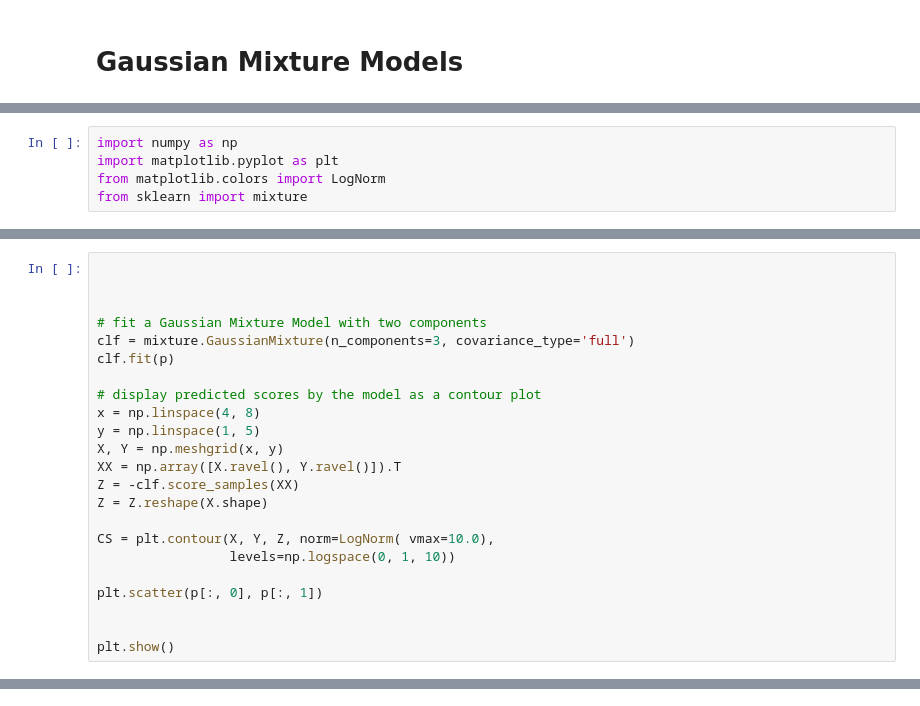
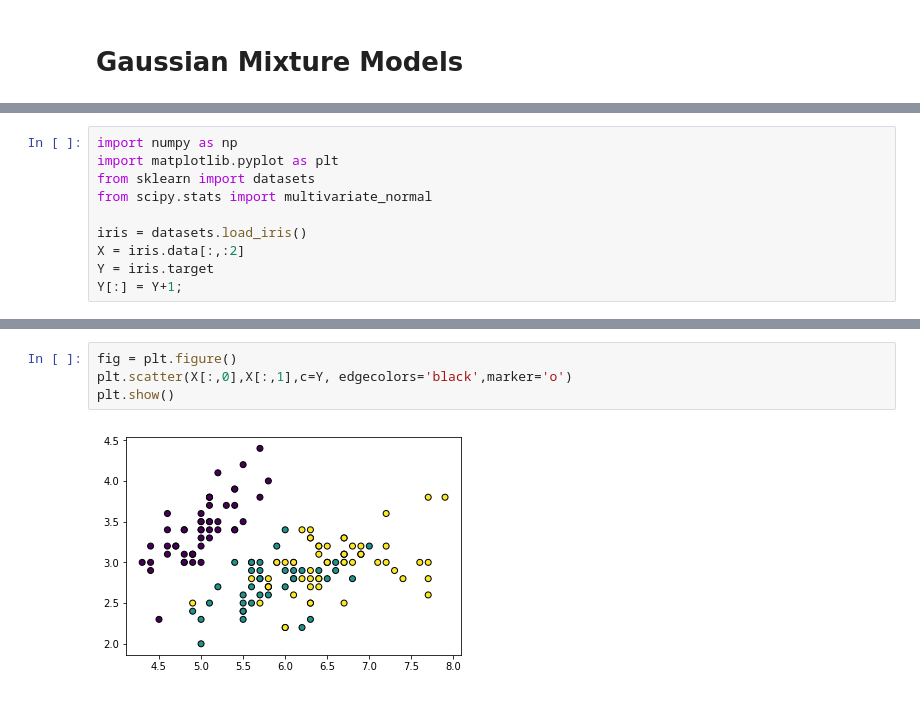
Before and after one commit to MJEmilio/MachineLearning, a Jupyter notebook: GMM.ipynb, the cells around one changed output, grey strips where cells are left out. Saved outputs shown, nothing was run; the diff lists cells and outputs as text.

```diff
--- a/GMM.ipynb
+++ b/GMM.ipynb
@@ -130,5 +17,10 @@ X = iris.data
 # %%
 import numpy as np
 import matplotlib.pyplot as plt
-from matplotlib.colors import LogNorm
-from sklearn import mixture
+from sklearn import datasets
+from scipy.stats import multivariate_normal
+
+iris = datasets.load_iris()
+X = iris.data[:,:2]
+Y = iris.target
+Y[:] = Y+1;
@@ -137,23 +26,0 @@ p = X[:,:2]
-# %%
-
-
-
-# fit a Gaussian Mixture Model with two components
-clf = mixture.GaussianMixture(n_components=3, covariance_type='full')
-clf.fit(p)
-
-# display predicted scores by the model as a contour plot
-x = np.linspace(4, 8)
-y = np.linspace(1, 5)
-X, Y = np.meshgrid(x, y)
-XX = np.array([X.ravel(), Y.ravel()]).T
-Z = -clf.score_samples(XX)
-Z = Z.reshape(X.shape)
-
-CS = plt.contour(X, Y, Z, norm=LogNorm( vmax=10.0),
-                 levels=np.logspace(0, 1, 10))
-
-plt.scatter(p[:, 0], p[:, 1])
-
-
-plt.show()
@@ -161,0 +27,6 @@ plt.show()
+# %%
+fig = plt.figure()
+plt.scatter(X[:,0],X[:,1],c=Y, edgecolors='black',marker='o')
+plt.show()
+# %% [output]
+[figure, added]
```
Also changed, not shown: parts of 19 cells of this notebook, 1 other file.
